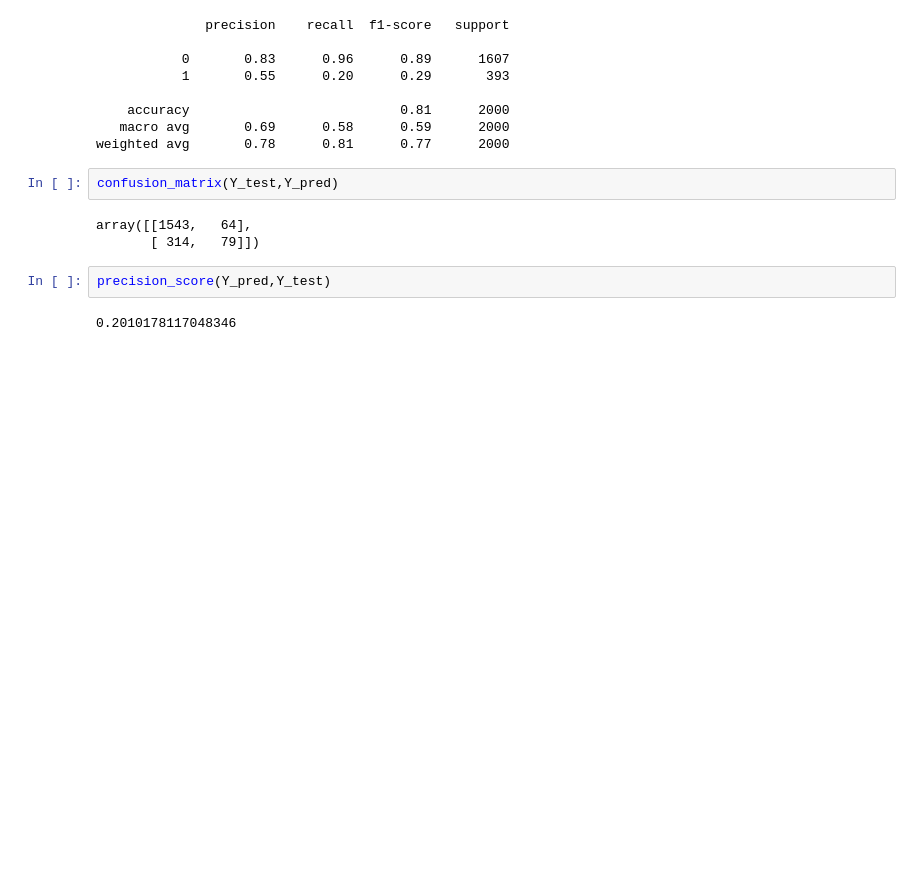
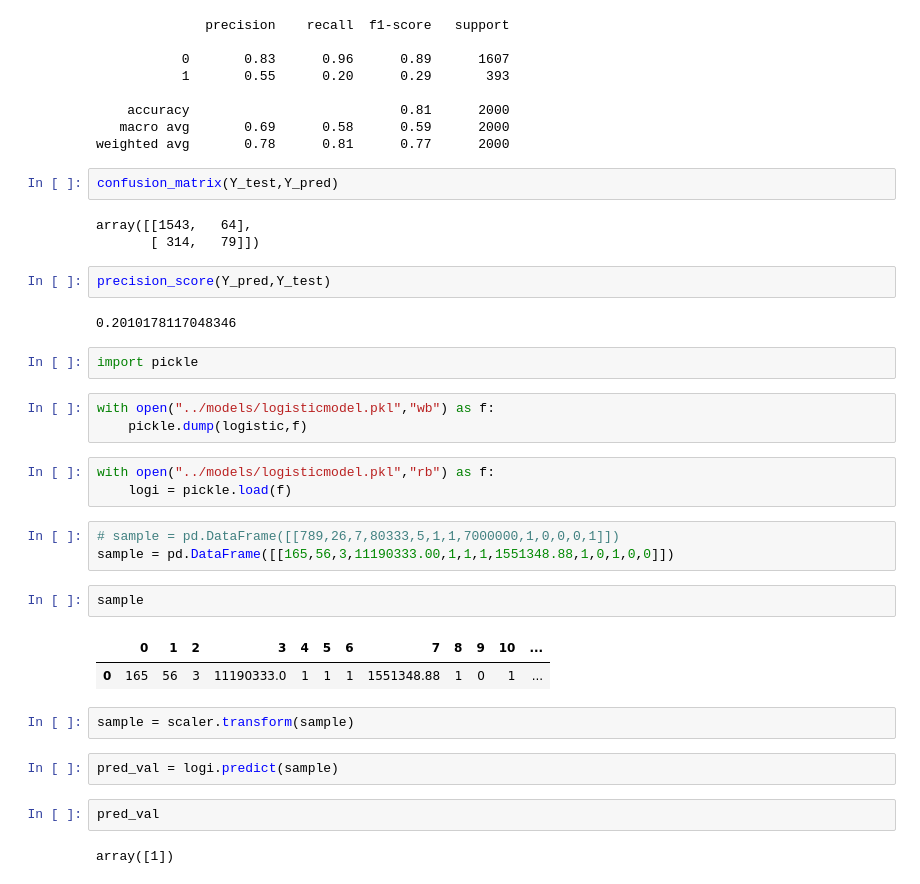
Before and after one commit to sujitx-vs/Customer_Churn_Project, a Jupyter notebook: notebooks/logistic_regression_training.ipynb, the cells around one changed output. Cells and saved outputs as stored; diff of their text form; blank space fills up the shorter version.

Commit message:
new model file saved, and some basic edits to the data exploration and logistic training

```diff
--- a/notebooks/logistic_regression_training.ipynb
+++ b/notebooks/logistic_regression_training.ipynb
@@ -106,3 +119,27 @@ array([[1543,   64],
 precision_score(Y_pred,Y_test)
 # %% [output]
 0.2010178117048346
+# %%
+import pickle
+# %%
+with open("../models/logisticmodel.pkl","wb") as f:
+    pickle.dump(logistic,f)
+# %%
+with open("../models/logisticmodel.pkl","rb") as f:
+    logi = pickle.load(f)
+# %%
+# sample = pd.DataFrame([[789,26,7,80333,5,1,1,7000000,1,0,0,0,1]])
+sample = pd.DataFrame([[165,56,3,11190333.00,1,1,1,1551348.88,1,0,1,0,0]])
+# %%
+sample
+# %% [output]
+|  | 0 | 1 | 2 | 3 | 4 | 5 | 6 | 7 | 8 | 9 | 10 | ... |
+| 0 | 165 | 56 | 3 | 11190333.0 | 1 | 1 | 1 | 1551348.88 | 1 | 0 | 1 | ... |
+# %%
+sample = scaler.transform(sample)
+# %%
+pred_val = logi.predict(sample)
+# %%
+pred_val
+# %% [output]
+array([1])
```
Also changed, not shown: parts of 4 cells of this notebook, 2 other files.
